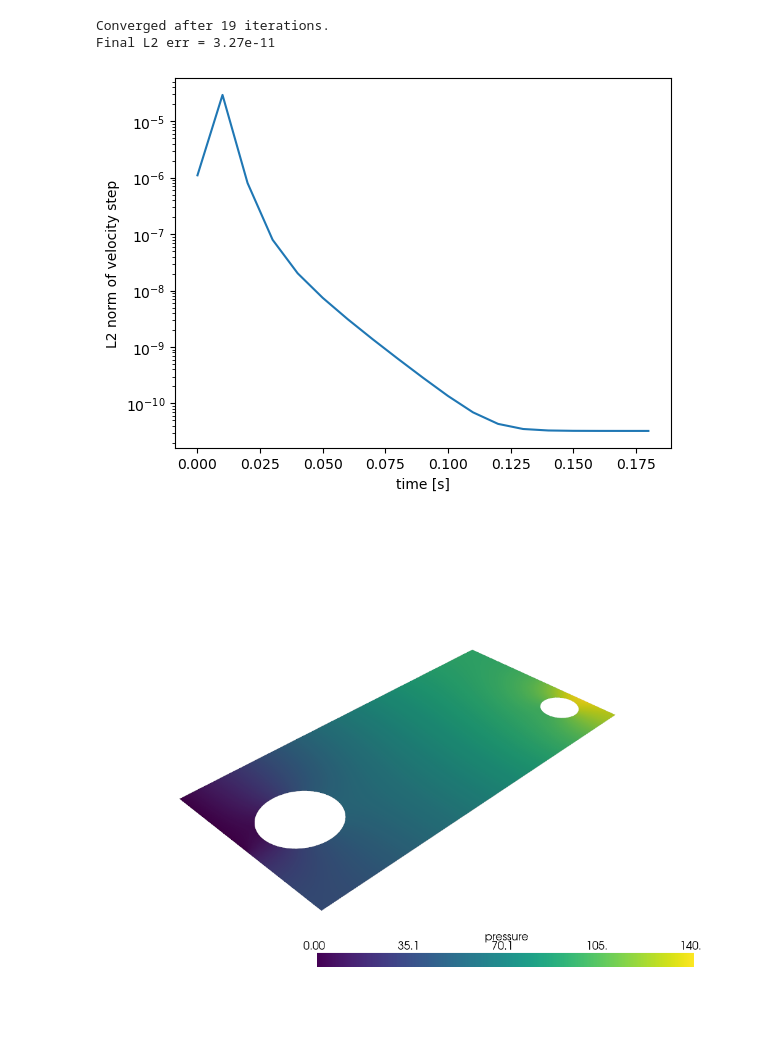
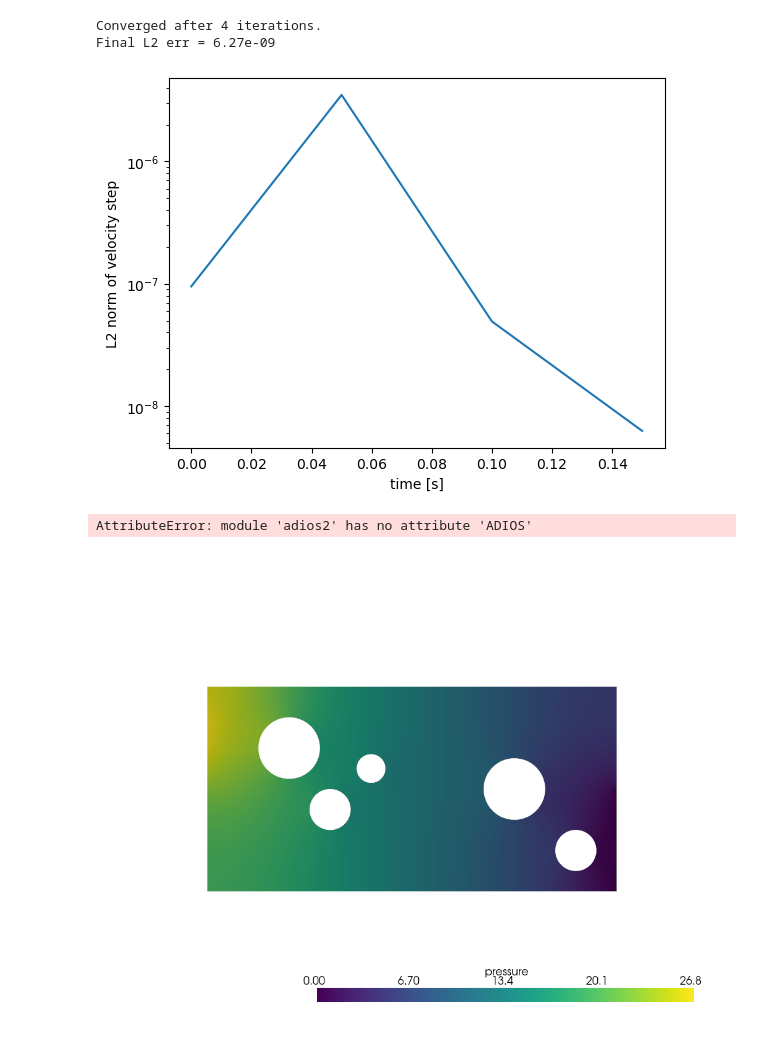
Before and after one commit to domaiii/dispersion_sim, a Jupyter notebook: ns_examples/ipcs/sim_msh_obstacles.ipynb, the cells around one changed output. Drawn from its saved outputs; the diff is of its cells as text; code cells hidden in the pictures.

```diff
--- a/ns_examples/ipcs/sim_msh_obstacles.ipynb
+++ b/ns_examples/ipcs/sim_msh_obstacles.ipynb
@@ -20,7 +21,7 @@ from ufl import (FacetNormal, Identity, TestFunction, TrialFunction,
 y_lim = 1.0
 x_lim = 2.0
 
-meshfile = Path("../meshes/rectangle_circular_holes/mesh.msh").resolve()
+meshfile = Path("../../meshes/rectangle_circular_holes/mesh.msh").resolve()
 
 domain, cell_tags, facet_tags = io.gmshio.read_from_msh(meshfile, MPI.COMM_WORLD, gdim=2)
 topology, cell_type, geom = plot.vtk_mesh(domain)
@@ -28,6 +29,7 @@ topology, cell_type, geom = plot.vtk_mesh(domain)
 grid = pyvista.UnstructuredGrid(topology, cell_type, geom)
 plotter = pyvista.Plotter()
 plotter.add_mesh(grid, color='lightgray', show_edges=True, edge_color='black', line_width=0.1)
+plotter.view_xy()
 plotter.show()
 # %% [output]
 Info    : Reading '/home/dominik/git/dispersion_sim/meshes/rectangle_circular_holes/mesh.msh'...
@@ -64,7 +66,7 @@ Q = fem.functionspace(domain, element("Lagrange", domain.basix_cell(), 1))
 # Temporal parameters
 t = 0.0
 T = 10.0
-num_steps = 1000
+num_steps = 200
 dt = T / num_steps
 time_steps = np.arange(t, T, dt)
 
@@ -95,7 +97,7 @@ U = 0.5 * (u_n + u)
 n = FacetNormal(domain)
 f = Constant(domain, PETSc.ScalarType((0, 0)))
 k = Constant(domain, PETSc.ScalarType(dt))
-mu = Constant(domain, PETSc.ScalarType(1.5e-5))
+mu = Constant(domain, PETSc.ScalarType(1.5e-4))
 rho = Constant(domain, PETSc.ScalarType(1.2))
 # %%
 # Define the variational problem for the first step
@@ -124,18 +126,27 @@ zero.x.array[:] = 0.0
 walls_tag      = name_to_id["Walls"]
 obstacle1_tag  = name_to_id["Obstacle1"]
 obstacle2_tag  = name_to_id["Obstacle2"]
+obstacle3_tag  = name_to_id["Obstacle3"]
+obstacle4_tag  = name_to_id["Obstacle4"]
+obstacle5_tag  = name_to_id["Obstacle5"]
 
 fdim = domain.topology.dim - 1
 
 walls_dofs = fem.locate_dofs_topological(V, fdim, facet_tags.find(walls_tag))
 obs1_dofs  = fem.locate_dofs_topological(V, fdim, facet_tags.find(obstacle1_tag))
 obs2_dofs  = fem.locate_dofs_topological(V, fdim, facet_tags.find(obstacle2_tag))
+obs3_dofs  = fem.locate_dofs_topological(V, fdim, facet_tags.find(obstacle3_tag))
+obs4_dofs  = fem.locate_dofs_topological(V, fdim, facet_tags.find(obstacle4_tag))
+obs5_dofs  = fem.locate_dofs_topological(V, fdim, facet_tags.find(obstacle5_tag))
 
 bc_walls = fem.dirichletbc(zero, walls_dofs)
 bc_obs1  = fem.dirichletbc(zero, obs1_dofs)
 bc_obs2  = fem.dirichletbc(zero, obs2_dofs)
+bc_obs3  = fem.dirichletbc(zero, obs3_dofs)
+bc_obs4  = fem.dirichletbc(zero, obs4_dofs)
+bc_obs5  = fem.dirichletbc(zero, obs5_dofs)
 
-bcs = [bc_walls, bc_obs1, bc_obs2]
+bcs = [bc_walls, bc_obs1, bc_obs2, bc_obs3, bc_obs4, bc_obs5]
 # %%
 # Inflow boundary
 inflow_tag = name_to_id["Inflow"]
@@ -166,7 +177,7 @@ outflow_dofs = fem.locate_dofs_topological(Q, fdim, facet_tags.find(outflow_tag)
 bc_out = fem.dirichletbc(p_out, outflow_dofs)
 # %%
 # bcs summary
-velocity_bcs = [bc_in, bc_walls, bc_obs1, bc_obs2]
+velocity_bcs = [bc_in, bc_walls, bc_obs1, bc_obs2, bc_obs3, bc_obs4, bc_obs5]
 pressure_bcs = [bc_out]
 # %%
 # Set up and solve
@@ -182,40 +193,41 @@ u_diff = Function(V)
 l2_norm_squared = form(inner(u_diff, u_diff) * dx)
 l2_errors = np.zeros(num_steps)
 it_conv = np.inf
+
 for idx, t_i in enumerate(time_steps):
     t = t_i
     tentative_velocity_problem.solve()
     pressure_problem.solve()
     velocity_correction_problem.solve()
     u_diff.x.array[:] = u_new.x.array - u_n.x.array
     l2_errors[idx] = np.sqrt(assemble_scalar(l2_norm_squared)) / num_dofs
 
     if t_i > time_steps[0]:
-        if abs(l2_errors[idx] - l2_errors[idx - 1]) < 1e-14:
+        if abs(l2_errors[idx] - l2_errors[idx - 1]) < 1e-7:
             it_conv = idx
             print(f"Converged after {idx + 1} iterations.")
             print(f"Final L2 err = {l2_errors[it_conv]:.2e}")
 
             break
     u_n.x.array[:] = u_new.x.array
     p_n.x.array[:] = p_new.x.array
     sys.stdout.flush()
 
 
 if it_conv == np.inf:
     print(f"Reached max number of iterations ({num_steps}). L2 Error: {l2_errors[-1]:.2e}")
 
 if it_conv == np.inf:
     plt.semilogy(time_steps, l2_errors)
 else:
     plt.semilogy(time_steps[0:it_conv+1], l2_errors[0:it_conv+1])
 plt.xlabel("time [s]")
 plt.ylabel("L2 norm of velocity step")
 sys.stdout.flush()
 # %% [output]
-Converged after 19 iterations.
-Final L2 err = 3.27e-11
+Converged after 4 iterations.
+Final L2 err = 6.27e-09
-[figure, old version]
+[figure, new version]
 # %%
 output_dir =  Path("./output_results").resolve()
 
@@ -238,15 +250,25 @@ with io.XDMFFile(MPI.COMM_WORLD, output_dir / "pressure.xdmf", "w") as f_p:
     f_p.write_mesh(domain)
     p_vis.name = "pressure"
     f_p.write_function(p_vis, 0)
+
+
+# Write solution also to .bp file
+bp_filename = Path(output_dir / "velocity.bp")
+adios4dolfinx.write_mesh(bp_filename, domain, )
+adios4dolfinx.write_meshtags(bp_filename, domain, facet_tags, meshtag_name="facet_tags")
+adios4dolfinx.write_function(bp_filename, u_vis, name="velocity")
+# %% [output]
+AttributeError: module 'adios2' has no attribute 'ADIOS'
 # %%
 pressure_array = p_vis.x.array
 grid.point_data["pressure"] = pressure_array
 
 plotter = pyvista.Plotter()
 plotter.add_mesh(grid, scalars="pressure", cmap="viridis", show_edges=False)
+plotter.view_xy()
 plotter.show()
 # %% [output]
-[figure, old version]
+[figure, new version]
 # %%
 velocity_array = u_vis.x.array.reshape((-1, domain.geometry.dim))
 velocity_array = np.hstack((velocity_array, np.zeros((np.size(velocity_array, 0), 1))))
```
Also changed, not shown: parts of 4 cells of this notebook, 20 other files.
